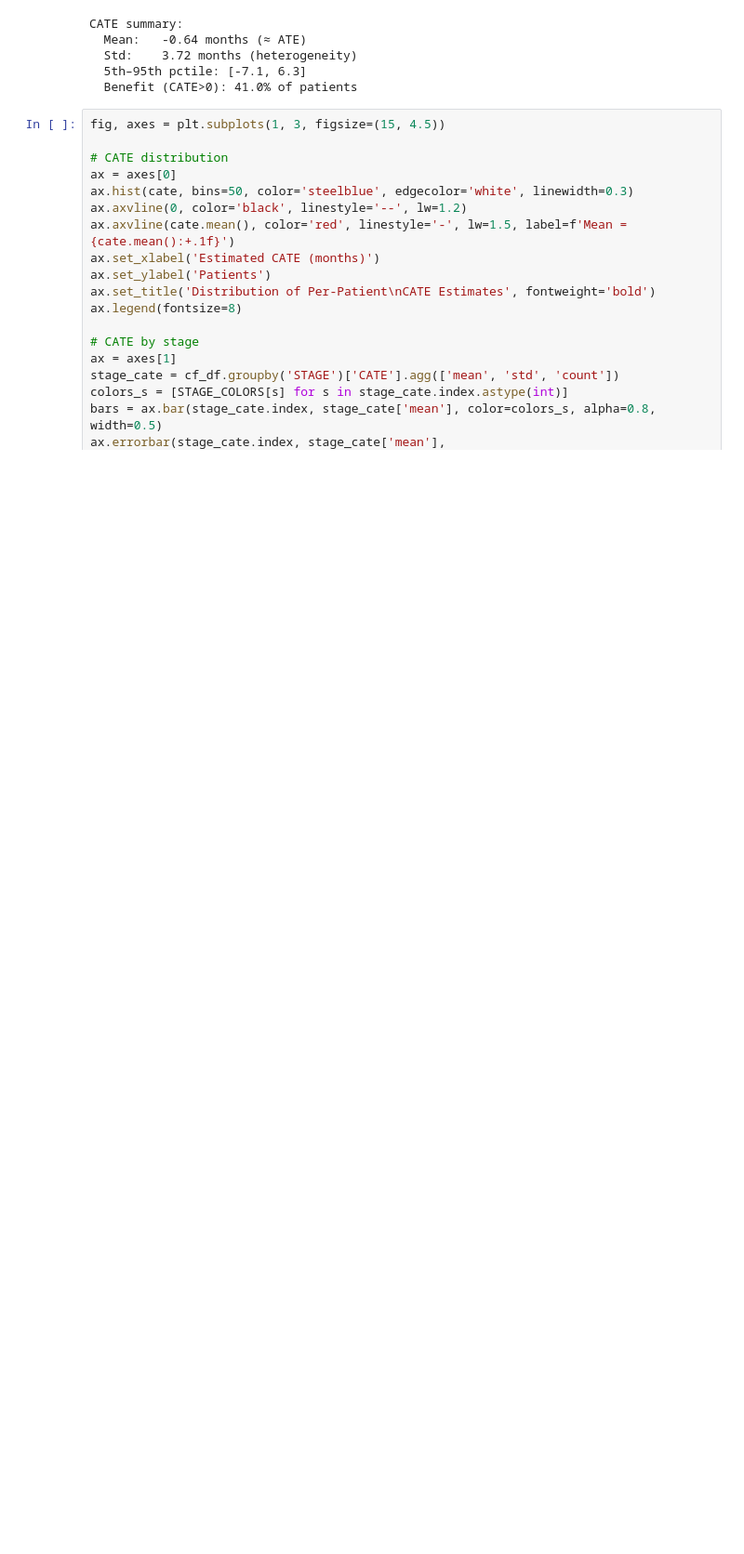
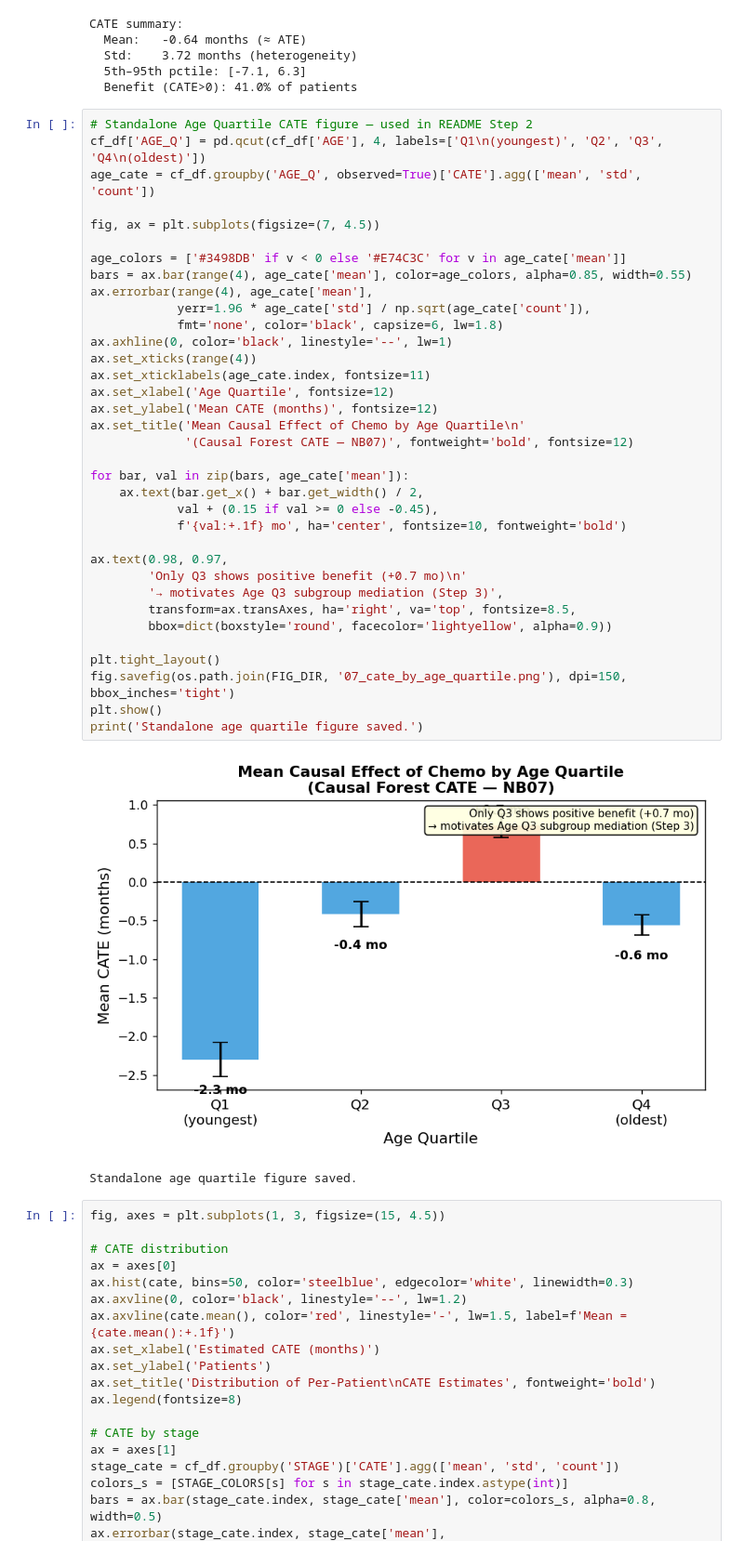
Before and after one commit to zhuy16/causal_inference_oncology, a Jupyter notebook: notebooks/07_heterogeneous_treatment_effects.ipynb, the cells around one changed output. Shown at 93% size. Cells and saved outputs as stored; diff of their text form; blank space fills up the shorter version.

Commit message:
README: simplify Step 2 to single age quartile CATE panel; add standalone figure to NB07

```diff
--- a/notebooks/07_heterogeneous_treatment_effects.ipynb
+++ b/notebooks/07_heterogeneous_treatment_effects.ipynb
@@ -296,6 +296,44 @@ CATE summary:
   Std:    3.72 months (heterogeneity)
   5th–95th pctile: [-7.1, 6.3]
   Benefit (CATE>0): 41.0% of patients
+# %%
+# Standalone Age Quartile CATE figure — used in README Step 2
+cf_df['AGE_Q'] = pd.qcut(cf_df['AGE'], 4, labels=['Q1\n(youngest)', 'Q2', 'Q3', 'Q4\n(oldest)'])
+age_cate = cf_df.groupby('AGE_Q', observed=True)['CATE'].agg(['mean', 'std', 'count'])
+
+fig, ax = plt.subplots(figsize=(7, 4.5))
+
+age_colors = ['#3498DB' if v < 0 else '#E74C3C' for v in age_cate['mean']]
+bars = ax.bar(range(4), age_cate['mean'], color=age_colors, alpha=0.85, width=0.55)
+ax.errorbar(range(4), age_cate['mean'],
+            yerr=1.96 * age_cate['std'] / np.sqrt(age_cate['count']),
+            fmt='none', color='black', capsize=6, lw=1.8)
+ax.axhline(0, color='black', linestyle='--', lw=1)
+ax.set_xticks(range(4))
+ax.set_xticklabels(age_cate.index, fontsize=11)
+ax.set_xlabel('Age Quartile', fontsize=12)
+ax.set_ylabel('Mean CATE (months)', fontsize=12)
+ax.set_title('Mean Causal Effect of Chemo by Age Quartile\n'
+             '(Causal Forest CATE — NB07)', fontweight='bold', fontsize=12)
+
+for bar, val in zip(bars, age_cate['mean']):
+    ax.text(bar.get_x() + bar.get_width() / 2,
+            val + (0.15 if val >= 0 else -0.45),
+            f'{val:+.1f} mo', ha='center', fontsize=10, fontweight='bold')
+
+ax.text(0.98, 0.97,
+        'Only Q3 shows positive benefit (+0.7 mo)\n'
+        '→ motivates Age Q3 subgroup mediation (Step 3)',
+        transform=ax.transAxes, ha='right', va='top', fontsize=8.5,
+        bbox=dict(boxstyle='round', facecolor='lightyellow', alpha=0.9))
+
+plt.tight_layout()
+fig.savefig(os.path.join(FIG_DIR, '07_cate_by_age_quartile.png'), dpi=150, bbox_inches='tight')
+plt.show()
+print('Standalone age quartile figure saved.')
+# %% [output]
+[figure, added]
+Standalone age quartile figure saved.
 # %%
 fig, axes = plt.subplots(1, 3, figsize=(15, 4.5))
 
```
Also changed, not shown: parts of 1 cell of this notebook, 2 other files.
